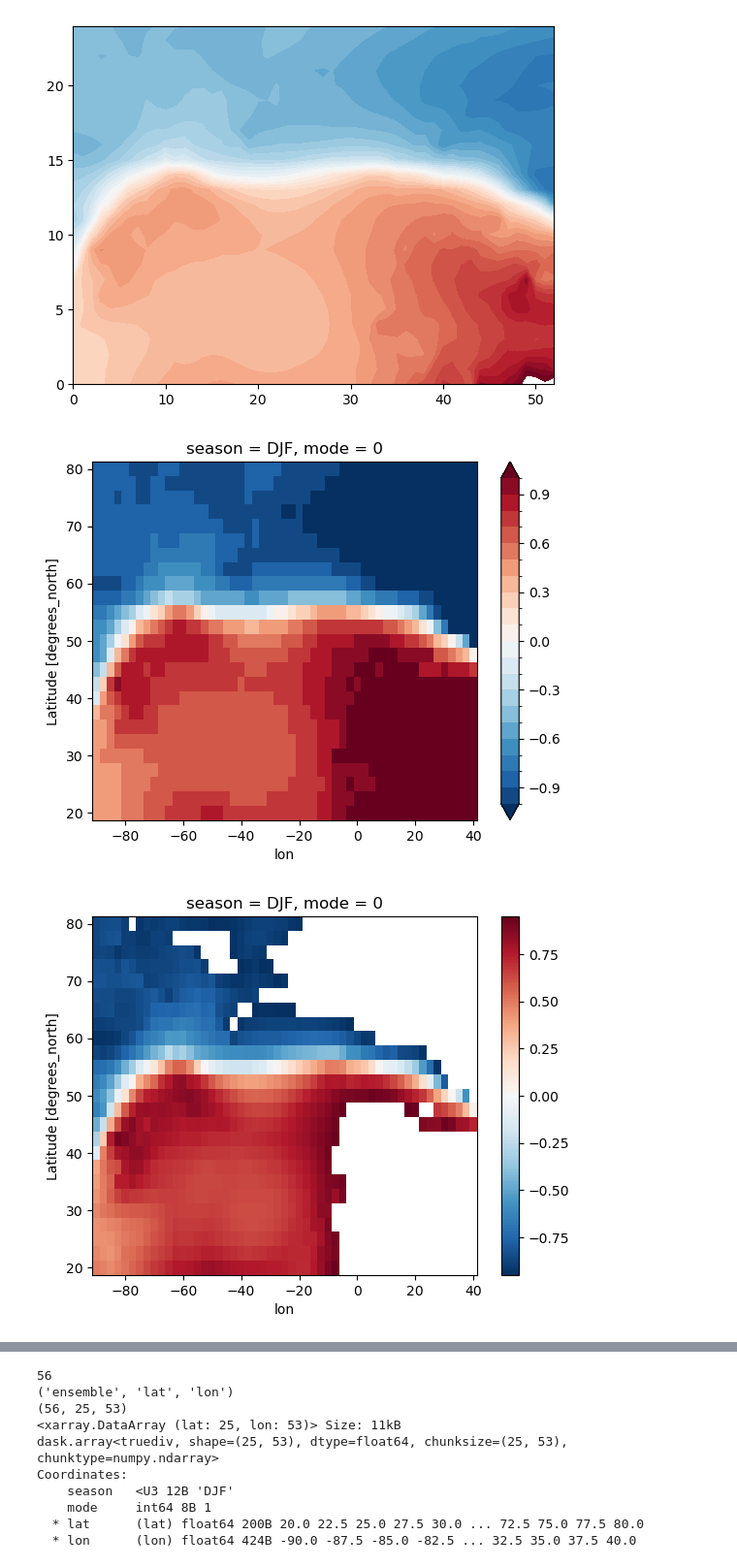
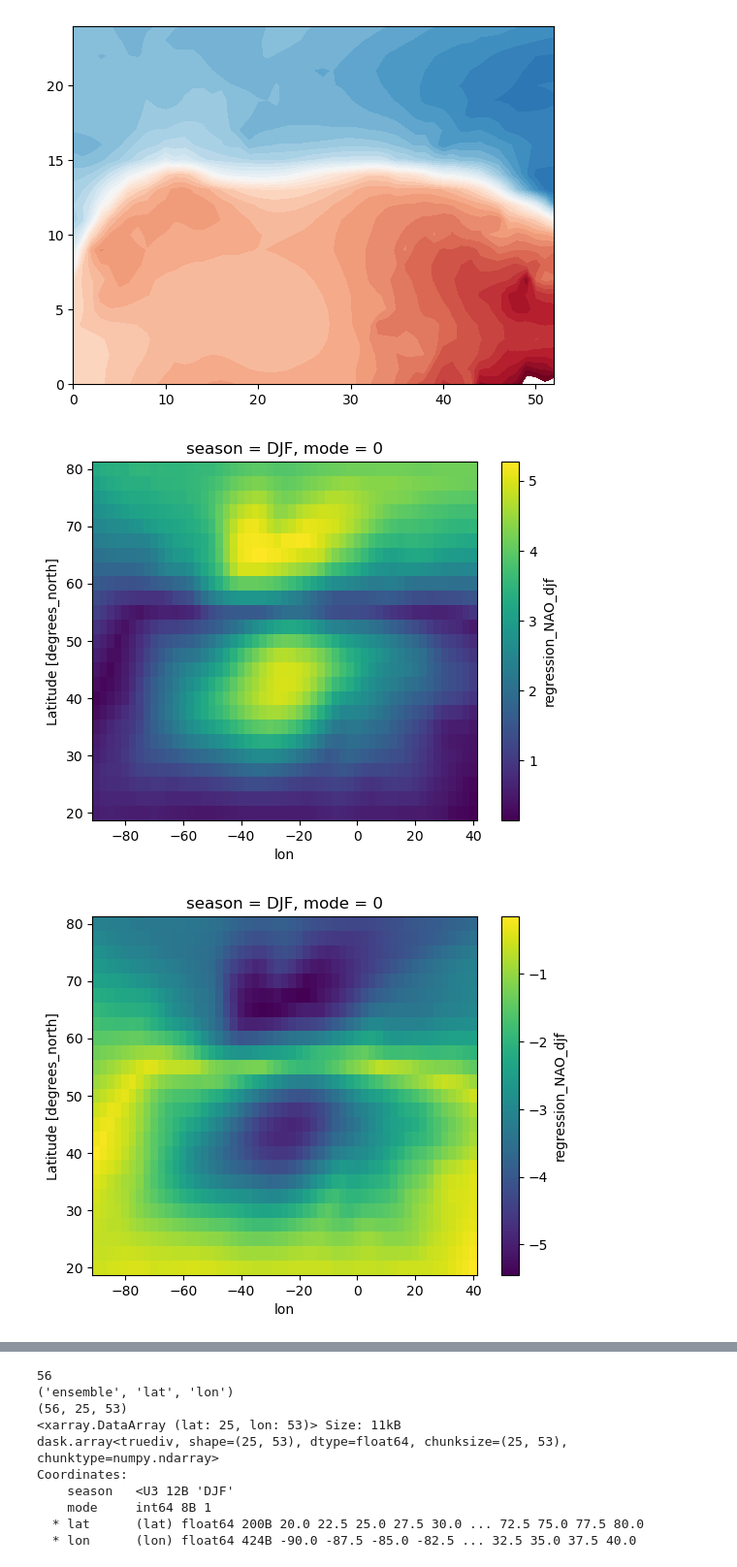
Before and after one commit to slbennie/scripts_trend_projections, a Jupyter notebook: trend_projection/Plotting_ensemble_spread_era5.ipynb, the cells around one changed output, grey strips where cells are left out. Shown: that part at 97% size. Drawn from its saved outputs; the diff is of its cells as text; code cells hidden in the pictures.

```diff
--- a/trend_projection/Plotting_ensemble_spread_era5.ipynb
+++ b/trend_projection/Plotting_ensemble_spread_era5.ipynb
@@ -104,15 +105,19 @@ ax.contourf(anomaly, cmap='RdBu_r', levels=levels)
 [figure]
 # %%
 levels = np.arange(-1,1.1,0.1)
-anomaly.plot(cmap='RdBu_r', center=0, levels=levels)
+
+nao_max.plot()
+#anomaly.plot(cmap='RdBu_r', center=0, levels=levels)
+plt.show()
+nao_min.plot()
 plt.show()
 
 masked_anomaly = anomaly.where((anomaly >= -0.95) & (anomaly <= 0.95))
 masked_anomaly.plot(cmap='RdBu_r', center=0)
 plt.show()
 
 era5['regression_NAO_djf'].plot()
 plt.show()
 # %% [output]
-[figure, old version]
+[figure, new version]
-[figure, old version]
+[figure, new version]
```
Also changed, not shown: parts of 11 cells of this notebook, 3 other files.
